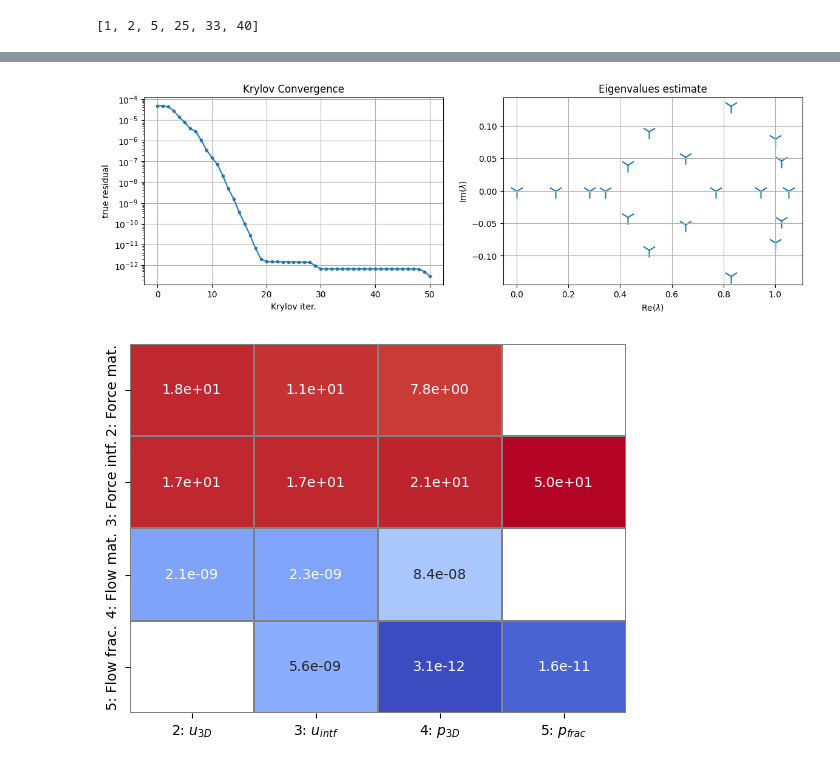
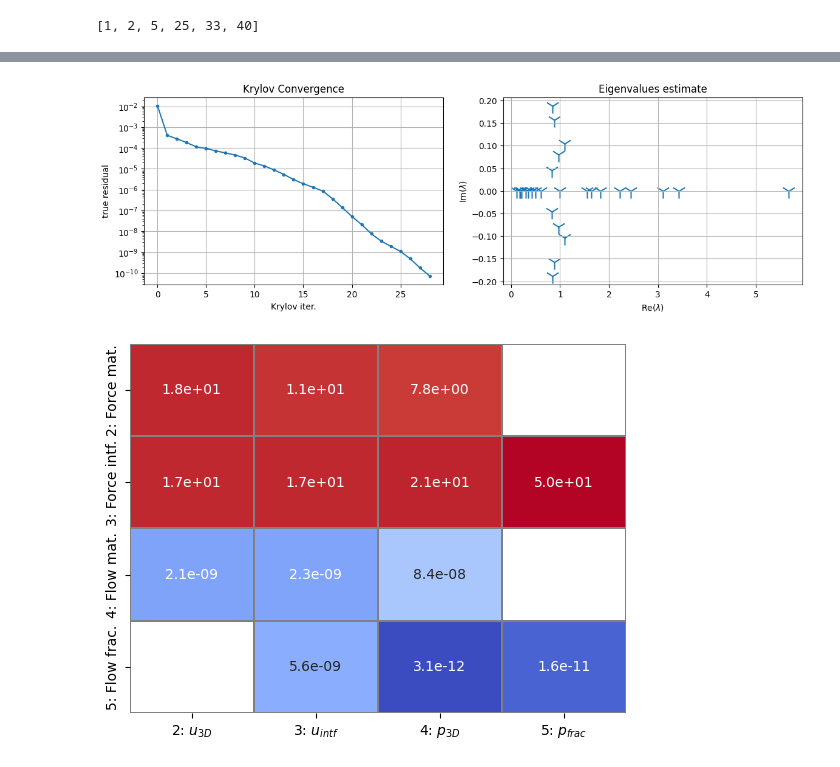
Before and after one commit to pmgbergen/FTHM-Solver, a Jupyter notebook: experiments/experiment_mandel_2_results.ipynb, the cells around one changed output, grey strips where cells are left out. Cells and saved outputs as stored; diff of their text form; code cells hidden in the pictures.

```diff
--- a/experiments/experiment_mandel_2_results.ipynb
+++ b/experiments/experiment_mandel_2_results.ipynb
@@ -109,7 +110,7 @@ model = make_model(
         "geometry": 0.2,
         "barton_bandis_stiffness_type": 2,
         "friction_type": 1,
-        "grid_refinement": 2,
+        "grid_refinement": 25,
         "solver": 2,
     }
 )
@@ -124,6 +130,6 @@ sticking: 55, sliding: 0, open: 0
 # %%
 mat, rhs, state, iterate, dt = load_matrix_rhs_state_iterate_dt(
-    load_data(f"../stats/{model.simulation_name()}.json"), 7
+    load_data(f"../stats/{model.simulation_name()}.json"), 24
 )
 model.equation_system.set_variable_values(iterate, iterate_index=0)
 model.equation_system.set_variable_values(state, time_step_index=0)
@@ -144,5 +202,9 @@ J.plot_max()
 # %%
-from fixed_stress import get_fixed_stress_stabilization, get_fs_fractures_analytical, make_fs_analytical
+from fixed_stress import (
+    get_fixed_stress_stabilization,
+    get_fs_fractures_analytical,
+    make_fs_analytical,
+)
 from hm_solver import build_mechanics_near_null_space
 from mat_utils import *
 from block_matrix import *
@@ -154,44 +216,79 @@ krylov = solve_petsc_3(
     ksp_scheme=KSPScheme(
         # ksp="richardson",
         rtol=1e-8,
+        atol=1e-30,
         right_transformations=[
             lambda bmat: model.Qright(contact_group=0, u_intf_group=3)
         ],
         petsc_options={
-            "ksp_type": "fgmres",
+            # "ksp_type": "fgmres",
+            "ksp_max_it": 90,
         },
         preconditioner=FieldSplitScheme(
+            # Exactly eliminate contact mechanics (assuming linearly-transformed system)
             groups=[0],
             solve=lambda bmat: inv_block_diag(mat=bmat[[0]].mat, nd=model.nd),
             complement=FieldSplitScheme(
+                # Eliminate interface flow,
+                # Use diag() to approximate inverse and ILU to solve linear systems
                 groups=[1],
-                solve=lambda bmat: PetscILU(bmat[[1]].mat, factor_levels=0),
+                solve=lambda bmat: PetscILU(bmat[[1]].mat),
                 invertor=lambda bmat: extract_diag_inv(bmat[[1]].mat),
                 complement=FieldSplitScheme(
+                    # Eliminate elasticity. Use AMG to solve linear systems and fixed
+                    # stress to approximate inverse.
                     groups=[2, 3],
                     solve=lambda bmat: PetscAMGMechanics(
                         mat=bmat[[2, 3]].mat,
                         dim=model.nd,
-                        null_space=build_mechanics_near_null_space(model, include_intf=True),
+                        null_space=build_mechanics_near_null_space(
+                            model, include_intf=True
+                        ),
                         petsc_options={
-                            "mg_levels_ksp_type": "gmres",
-                            "mg_levels_ksp_max_it": 10,
-                            "mg_levels_ksp_gmres_restart": 10,
-                            'pc_gamg_aggressive_coarsening': 0,
+                            "pc_type": "hypre",
+                            "pc_hypre_type": "boomeramg",
+                            "pc_hypre_boomeramg_stong_threshold": 0.7,
+                            # 'pc_hypre_boomeramg_truncfactor': 0.001,
+                            # 'pc_hypre_boomeramg_print_statistics': None,
+                            # "mg_levels_ksp_max_it": 1,
+                            # "pc_gamg_aggressive_coarsening": 3,
+                            # "pc_gamg_threshold": 0.00001,
                         },
                     ),
-                    # invertor='direct',
+                    # solve=lambda bmat: PetscGMRES(
+                    #     mat=bmat[[2, 3]].mat,
+                    #     name="gmres",
+                    #     max_it=30,  # 30
+                    #     restart=30,  # 30
+                    #     tol=1e-8,  # 1e-8
+                    #     pc=PetscAMGMechanics(
+                    #         mat=bmat[[2, 3]].mat,
+                    #         dim=model.nd,
+                    #         null_space=build_mechanics_near_null_space(model),
+                    #         petsc_options={"mg_levels_ksp_max_it": 8},
+                    #     ),
+                    #     # pc=PetscPC(
+                    #     #     mat=bmat[[2, 3]].mat,
+                    #     #     petsc_options={
+                    #     #         'pc_type': 'lu',
+                    #     #         'pc_factor_fill': 1000,
+                    #     #     }
+                    #     # )
+                    # ),
+                    # solve=lambda bmat: PetscAMGMechanics(
+                    #     mat=bmat[[2, 3]].mat,
+                    #     dim=self.nd,
+                    #     null_space=build_mechanics_near_null_space(self),
+                    #     petsc_options={},
+                    # ),
                     invertor_type="physical",
                     invertor=lambda bmat: make_fs_analytical(
                         model, bmat, p_mat_group=4, p_frac_group=5
                     ).mat,
-                    # invertor=lambda bmat: get_fixed_stress_stabilization(model),
-                    # invertor=lambda bmat: get_fs_fractures_analytical(model),
                     complement=FieldSplitScheme(
+                        # Use AMG to solve mass balance.
                         groups=[4, 5],
-                        solve=lambda bmat: PetscAMGFlow(
-                            mat=bmat[[4, 5]].mat, dim=model.nd
-                        ),
+                        solve=lambda bmat: PetscAMGFlow(mat=bmat[[4, 5]].mat),
                     ),
                 ),
             ),
@@ -206,5 +303,5 @@ True residual: 6.457585598290075e-09
 PETSc Converged Reason: 2
-[figure, old version]
+[figure, new version]
 # %%
 from mat_utils import inv
 
```
Also changed, not shown: parts of 9 cells of this notebook, 6 other files.
